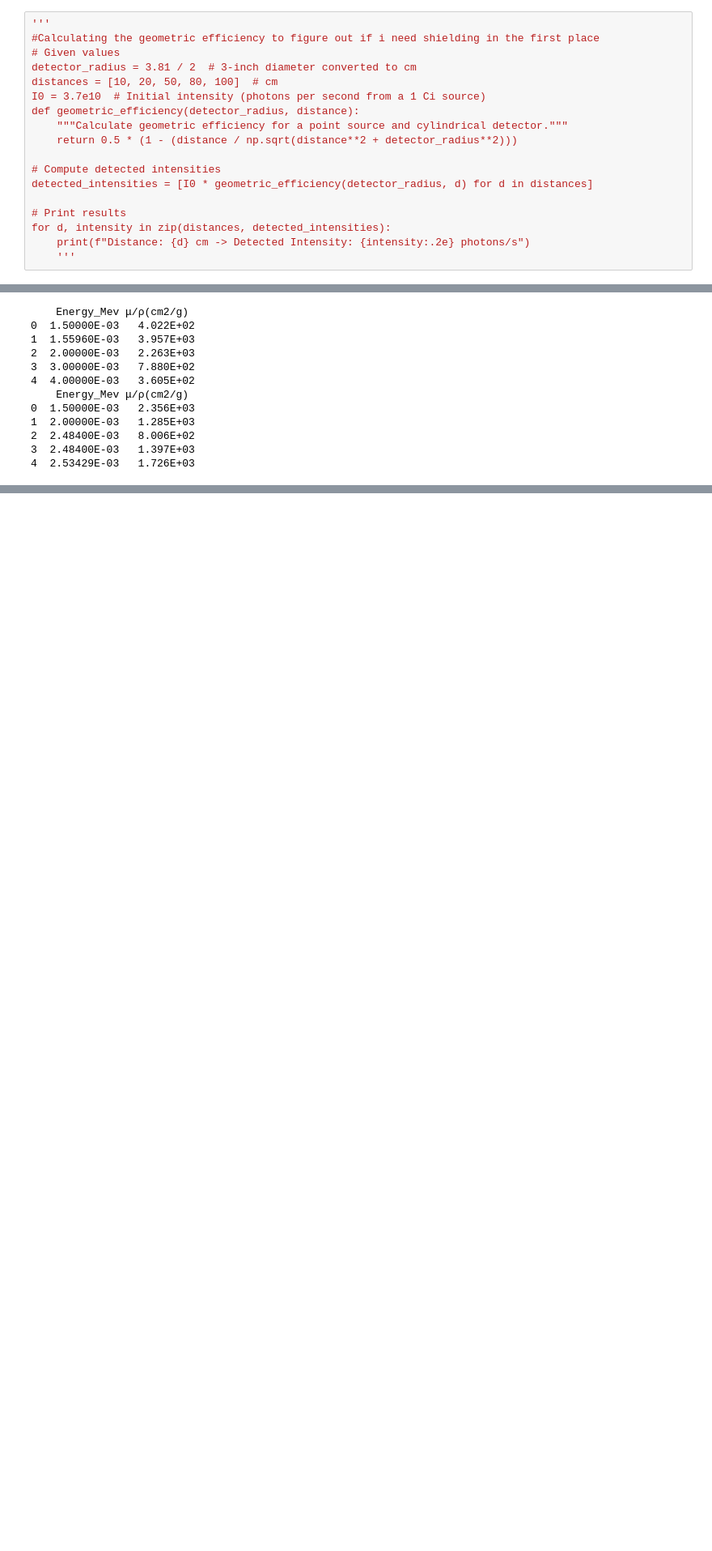
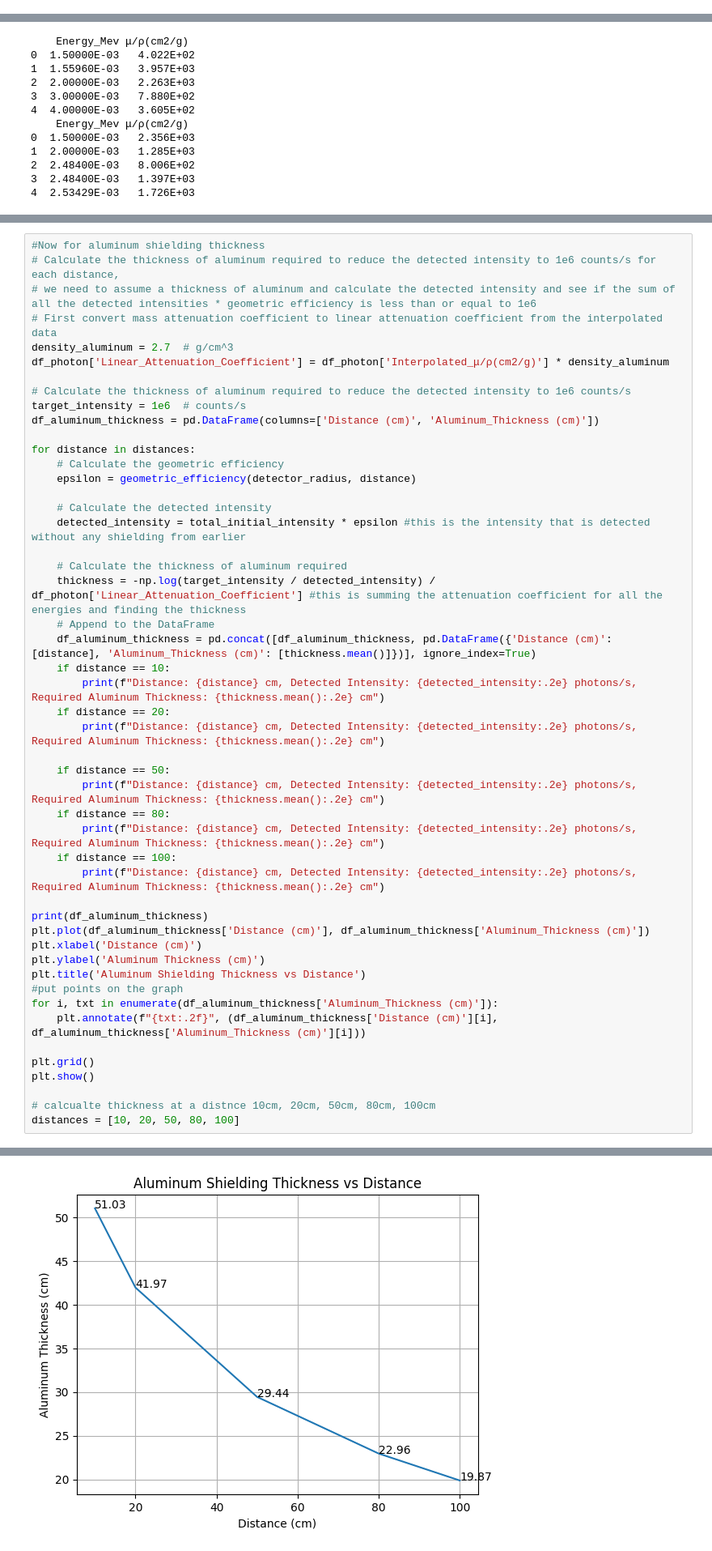
Before and after one commit to AbhinandSatish/Nuclear-Instrumentation-and-Measurement-Project-1, a Jupyter notebook: project1.ipynb, the cells around one changed output, grey strips where cells are left out. Shown: that part at 81% size. Saved outputs shown, nothing was run; the diff lists cells and outputs as text; blank space fills up the shorter version.

```diff
--- a/project1.ipynb
+++ b/project1.ipynb
@@ -91,21 +91,3 @@ The density for Led and Aluminium is:
 Lead (Pb) = 11.34 g/cm^3
 
 Aluminium(Al) = 2.7g/cm^3
-# %%
-'''
-#Calculating the geometric efficiency to figure out if i need shielding in the first place
-# Given values
-detector_radius = 3.81 / 2  # 3-inch diameter converted to cm
-distances = [10, 20, 50, 80, 100]  # cm
-I0 = 3.7e10  # Initial intensity (photons per second from a 1 Ci source)
-def geometric_efficiency(detector_radius, distance):
-    """Calculate geometric efficiency for a point source and cylindrical detector."""
-    return 0.5 * (1 - (distance / np.sqrt(distance**2 + detector_radius**2)))
-
-# Compute detected intensities
-detected_intensities = [I0 * geometric_efficiency(detector_radius, d) for d in distances]
-
-# Print results
-for d, intensity in zip(distances, detected_intensities):
-    print(f"Distance: {d} cm -> Detected Intensity: {intensity:.2e} photons/s")
-    '''
@@ -284,0 +279,50 @@ plt.show()
+# %%
+#Now for aluminum shielding thickness
+# Calculate the thickness of aluminum required to reduce the detected intensity to 1e6 counts/s for each distance,
+# we need to assume a thickness of aluminum and calculate the detected intensity and see if the sum of all the detected intensities * geometric efficiency is less than or equal to 1e6
+# First convert mass attenuation coefficient to linear attenuation coefficient from the interpolated data
+density_aluminum = 2.7  # g/cm^3
+df_photon['Linear_Attenuation_Coefficient'] = df_photon['Interpolated_μ/ρ(cm2/g)'] * density_aluminum
+
+# Calculate the thickness of aluminum required to reduce the detected intensity to 1e6 counts/s
+target_intensity = 1e6  # counts/s
+df_aluminum_thickness = pd.DataFrame(columns=['Distance (cm)', 'Aluminum_Thickness (cm)'])
+
+for distance in distances:
+    # Calculate the geometric efficiency
+    epsilon = geometric_efficiency(detector_radius, distance)
+
+    # Calculate the detected intensity
+    detected_intensity = total_initial_intensity * epsilon #this is the intensity that is detected without any shielding from earlier
+
+    # Calculate the thickness of aluminum required
+    thickness = -np.log(target_intensity / detected_intensity) / df_photon['Linear_Attenuation_Coefficient'] #this is summing the attenuation coefficient for all the energies and finding the thickness
+    # Append to the DataFrame
+    df_aluminum_thickness = pd.concat([df_aluminum_thickness, pd.DataFrame({'Distance (cm)': [distance], 'Aluminum_Thickness (cm)': [thickness.mean()]})], ignore_index=True)
+    if distance == 10:
+        print(f"Distance: {distance} cm, Detected Intensity: {detected_intensity:.2e} photons/s, Required Aluminum Thickness: {thickness.mean():.2e} cm")
+    if distance == 20:
+        print(f"Distance: {distance} cm, Detected Intensity: {detected_intensity:.2e} photons/s, Required Aluminum Thickness: {thickness.mean():.2e} cm")
+
+    if distance == 50:
+        print(f"Distance: {distance} cm, Detected Intensity: {detected_intensity:.2e} photons/s, Required Aluminum Thickness: {thickness.mean():.2e} cm")
+    if distance == 80:
+        print(f"Distance: {distance} cm, Detected Intensity: {detected_intensity:.2e} photons/s, Required Aluminum Thickness: {thickness.mean():.2e} cm")
+    if distance == 100:
+        print(f"Distance: {distance} cm, Detected Intensity: {detected_intensity:.2e} photons/s, Required Aluminum Thickness: {thickness.mean():.2e} cm")
+
+print(df_aluminum_thickness)
+plt.plot(df_aluminum_thickness['Distance (cm)'], df_aluminum_thickness['Aluminum_Thickness (cm)'])
+plt.xlabel('Distance (cm)')
+plt.ylabel('Aluminum Thickness (cm)')
+plt.title('Aluminum Shielding Thickness vs Distance')
+#put points on the graph
+for i, txt in enumerate(df_aluminum_thickness['Aluminum_Thickness (cm)']):
+    plt.annotate(f"{txt:.2f}", (df_aluminum_thickness['Distance (cm)'][i], df_aluminum_thickness['Aluminum_Thickness (cm)'][i]))
+
+plt.grid()
+plt.show()
+
+# calcualte thickness at a distnce 10cm, 20cm, 50cm, 80cm, 100cm
+distances = [10, 20, 50, 80, 100]
+# %% [output]
@@ -284,0 +340 @@ plt.show()
+[figure, added]
```
Also changed, not shown: parts of 6 cells of this notebook, 1 other file.
